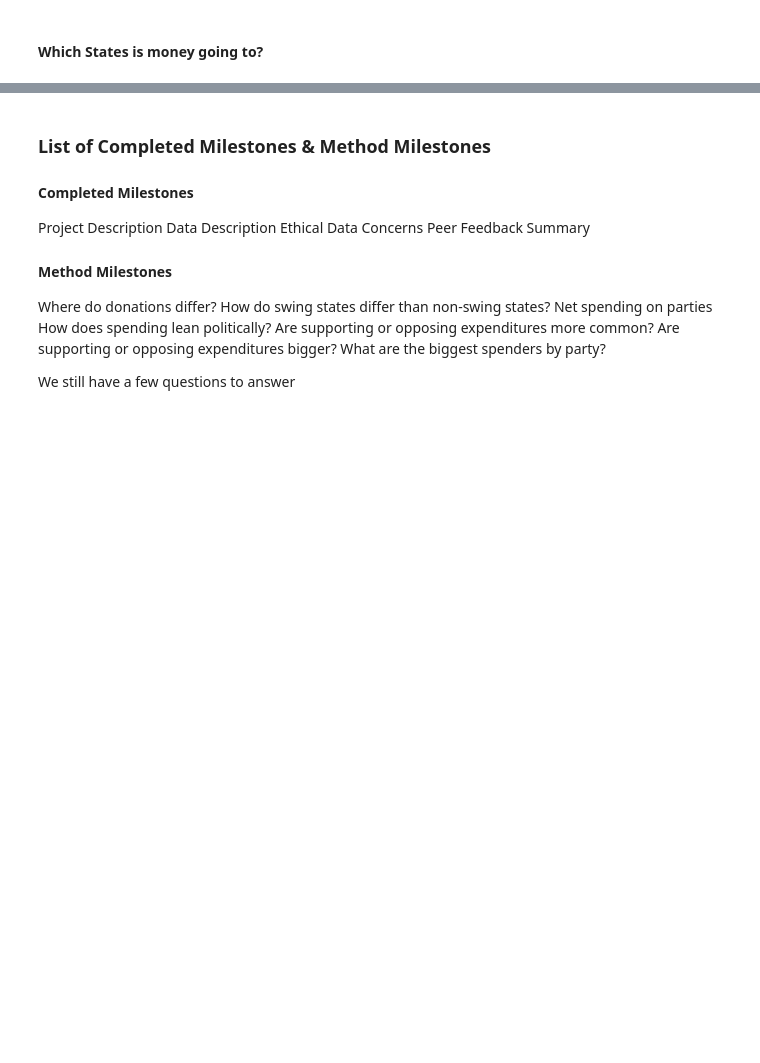
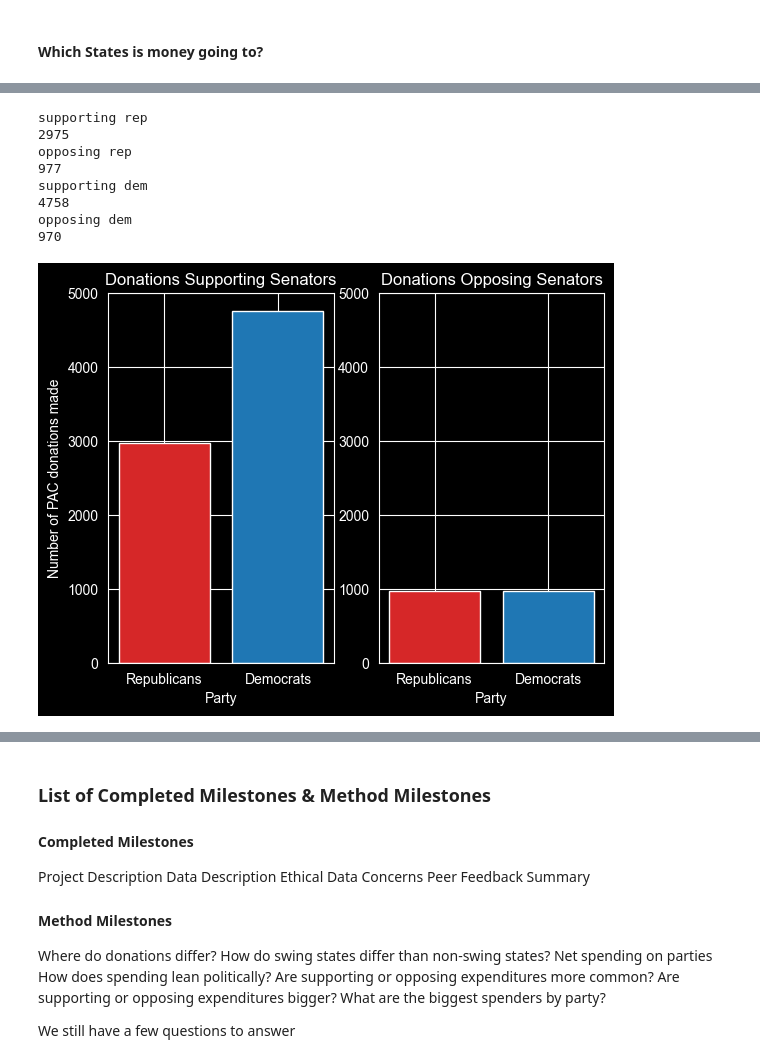
Before and after one commit to magicdracon/Data-Science-Final-Project, a Jupyter notebook: main.ipynb, the cells around one changed output, grey strips where cells are left out. Cells and saved outputs as stored; diff of their text form; code cells hidden in the pictures; blank space fills up the shorter version.

```diff
--- a/main.ipynb
+++ b/main.ipynb
@@ -980,0 +1062,39 @@ current_senators_df.head(20)
+# %%
+# bar graph for number of donations
+print("supporting rep")
+donations_supporting_rep = republican_current_senators_df["supporting donations received"].sum()
+print(donations_supporting_rep)
+print("opposing rep")
+donations_opposing_rep = republican_current_senators_df["opposing donations received"].sum()
+print(donations_opposing_rep)
+
+print("supporting dem")
+donations_supporting_dem = democratic_current_senators_df["supporting donations received"].sum()
+print(donations_supporting_dem)
+print("opposing dem")
+donations_opposing_dem = democratic_current_senators_df["opposing donations received"].sum()
+print(donations_opposing_dem)
+
+fig, axs = plt.subplots(1, 2)
+axs[0].bar(["Republicans", "Democrats"], [donations_supporting_rep, donations_supporting_dem], color=['tab:red', 'tab:blue'])
+axs[0].set_title("Donations Supporting Senators")
+axs[0].set_xlabel("Party")
+axs[0].set_ylabel("Number of PAC donations made")
+axs[0].set_ylim(0,5000)
+
+axs[1].bar(["Republicans", "Democrats"], [donations_opposing_rep, donations_opposing_dem], color=['tab:red', 'tab:blue'])
+axs[1].set_title("Donations Opposing Senators")
+axs[1].set_xlabel("Party")
+axs[1].set_ylim(0,5000)
+
+plt.show()
+# %% [output]
+supporting rep
+2975
+opposing rep
+977
+supporting dem
+4758
+opposing dem
+970
+[figure, added]
```
Also changed, not shown: parts of 16 cells of this notebook.
